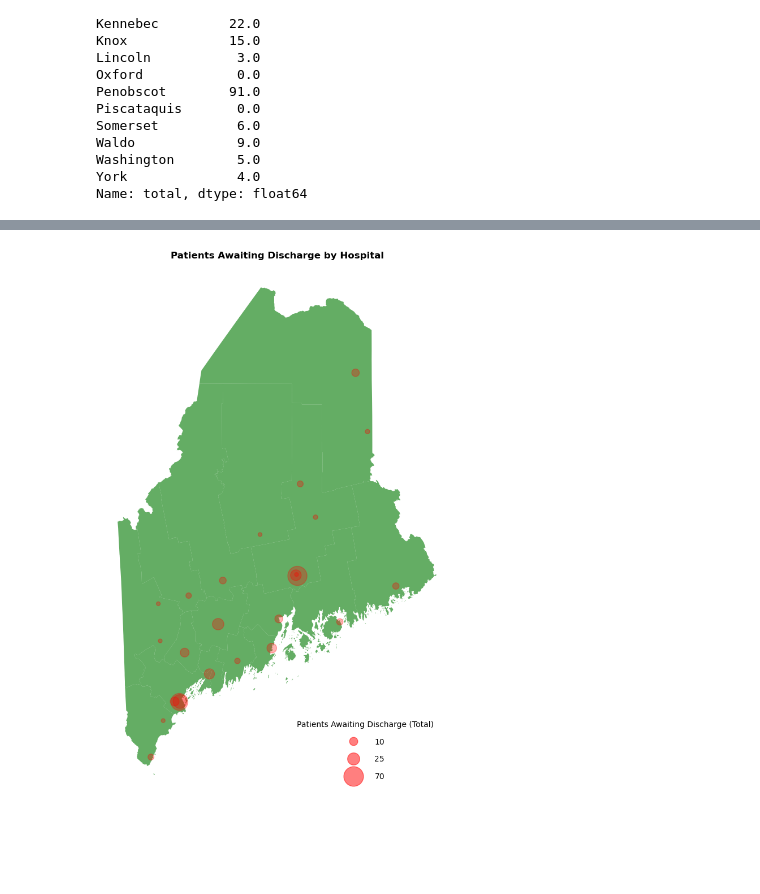
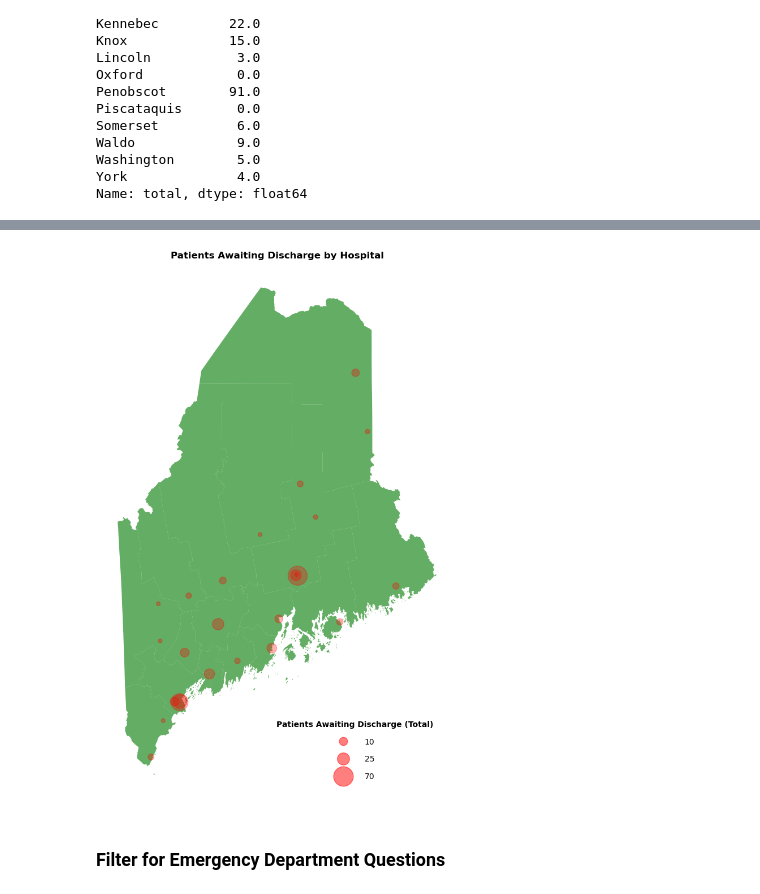
Before and after one commit to nfarrell011/patient-throughput, a Jupyter notebook: analyses/maps_geopandas.ipynb, the cells around one changed output, grey strips where cells are left out. Cells and saved outputs as stored; diff of their text form; code cells hidden in the pictures; blank space fills up the shorter version.

```diff
--- a/analyses/maps_geopandas.ipynb
+++ b/analyses/maps_geopandas.ipynb
@@ -372,6 +471,10 @@ def generate_grouped_choropleth(grouped_df:pd.DataFrame, county_gis_df:pd.DataFr
+# %%
+snf_col = "Total number of patients awaiting discharge to the following settings: Skilled Nursing Facility (SNF):"
+ltc_col = "Total number of patients awaiting discharge to the following settings: Long Term Care Hospital (LTC):"
+rcf_col = "Total number of patients awaiting discharge to the following settings: Residential Care Facility (RCF):"
+hh_col = "Total number of patients awaiting discharge to the following settings: Home Health:"
 # %%
 # Filter for question # 1 ~ Totals
-response_data_dropped_na_hos_name = response_data_full.dropna(subset = "13")
-question_1_responses = response_data_dropped_na_hos_name.loc[:, ["13", "15", "16", "17", "18"]]
+question_1_responses = response_data_full.loc[:, ["hospital_name", snf_col, ltc_col, rcf_col, hh_col]]
 question_1_responses
 # %% [output]
@@ -413,5 +526,5 @@ setting_df
 # %%
 setting_df["count"] = pd.to_numeric(setting_df["count"], errors="coerce")
 # %%
-question_1_responses = question_1_responses[["13", "total"]]
+question_1_responses = question_1_responses[["hospital_name", "total"]]
 # %%
@@ -487,7 +604,5 @@ question_1_responses
 # %%
-mapped_hospitals
-
-mapped_hos_with_q1 = mapped_hospitals.merge(question_1_responses, left_on = "hospital_name", right_on = "13")
+hospital_gdf = mapped_hospitals.merge(question_1_responses, left_on = "hospital_name", right_on = "hospital_name")
 # %%
 # Reproject hospital_gdf to match the CRS of maine_counties
 hospital_gdf = hospital_gdf.to_crs(maine_counties.crs)
@@ -615,7 +671,4 @@ plt.show()
 # %%
-import matplotlib.pyplot as plt
-import matplotlib.lines as mlines
-
 # Reproject hospital_gdf to match the CRS of maine_counties
 hospital_gdf = hospital_gdf.to_crs(maine_counties.crs)
 
@@ -646,32 +699,37 @@ reference_sizes = [
     (total - hospital_gdf["total"].min())
     / (hospital_gdf["total"].max() - hospital_gdf["total"].min())
     * (size_max - size_min) + size_min
     for total in reference_totals
 ]
 
 # Create legend handles with adjusted sizes for the legend box
 handles = [
     mlines.Line2D([], [], color='red', marker='o', linestyle='None',
                   markersize=size**0.5, alpha=0.5, label=f'{total}')
     for total, size in zip(reference_totals, reference_sizes)
 ]
 
 # Add the legend
 legend = ax.legend(
     handles=handles,
     title="Patients Awaiting Discharge (Total)",
     loc='lower right',
     frameon=False,
     borderpad=1.9,  # Increase padding inside the legend box
     labelspacing=1.2,  # Increase space between labels
     handletextpad=1.7,  # Increase space between markers and text
     fontsize=10  # Adjust font size for better fit
 )
 
+# Set the legend title to bold
+legend.get_title().set_fontweight("bold")
+
 # Title and axis adjustments
 plt.title("Patients Awaiting Discharge by Hospital", weight="bold")
 ax.axis("off")
-
+fig.savefig("../figs/pad_by_hospital.png", dpi = 300, bbox_inches="tight")
 plt.show()
 # %% [output]
-[figure, old version]
+[figure, new version]
+# %% [markdown]
+### Filter for Emergency Department Questions
```
Also changed, not shown: parts of 53 cells of this notebook, 12 other files.
